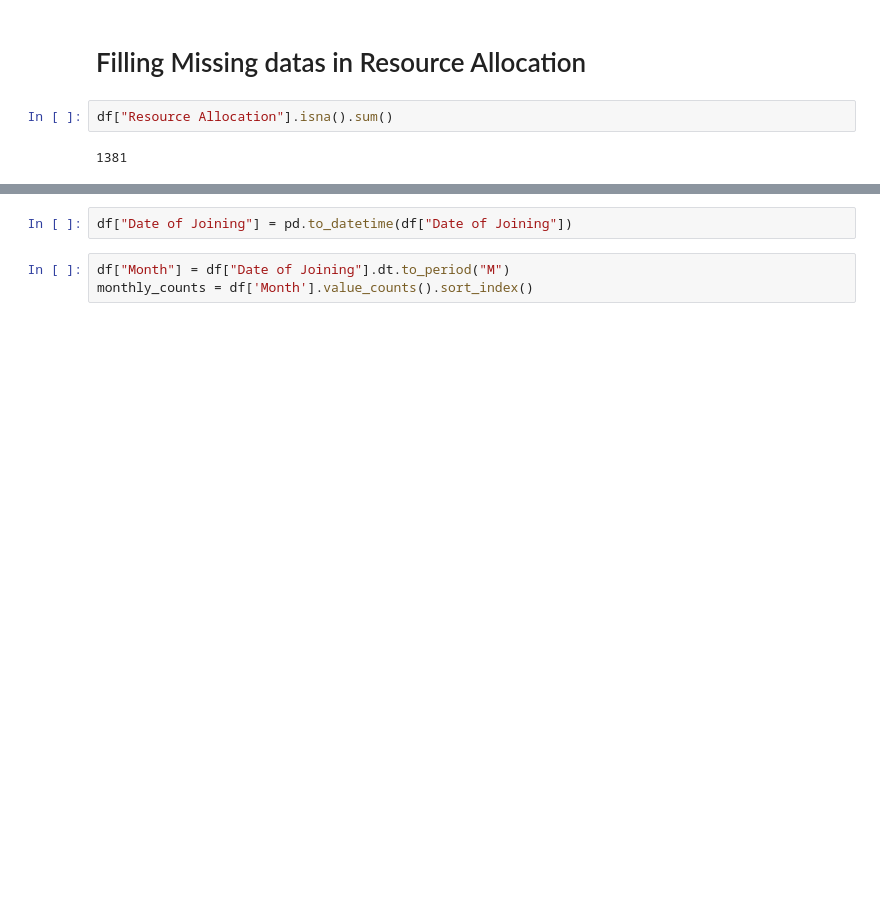
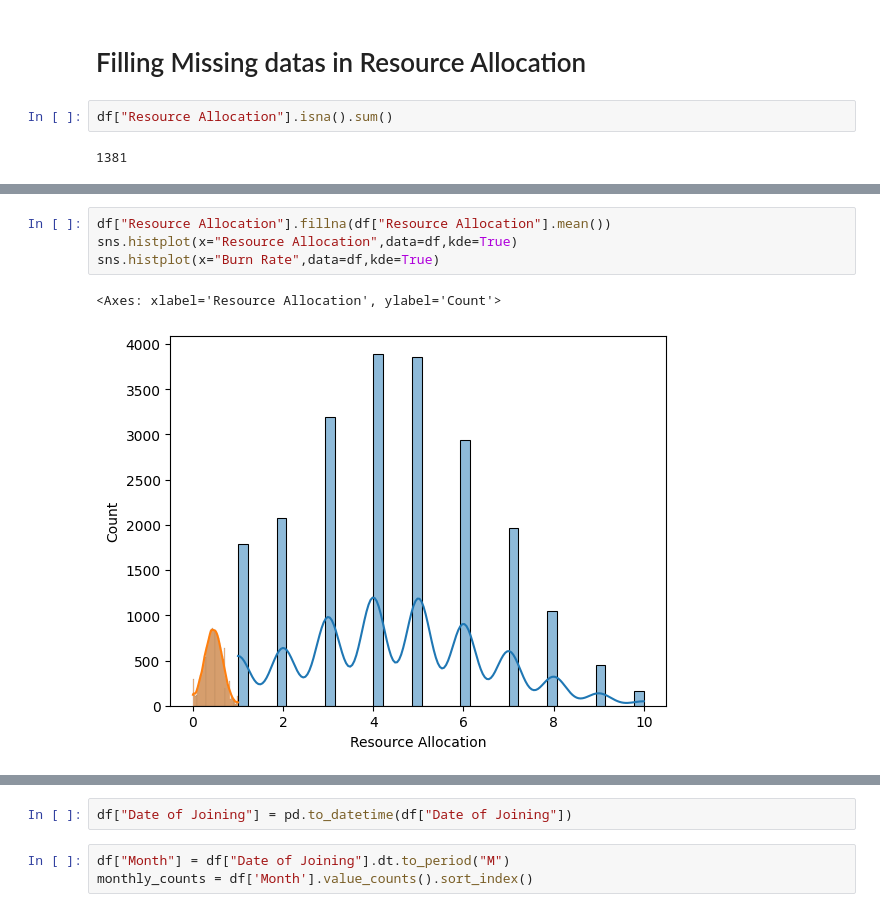
Before and after one commit to Nigoraa1/My_First_Dashboard, a Jupyter notebook: temp.ipynb, the cells around one changed output, grey strips where cells are left out. Drawn from its saved outputs; the diff is of its cells as text; blank space fills up the shorter version.

```diff
--- a/temp.ipynb
+++ b/temp.ipynb
@@ -58,0 +64,7 @@ df["Resource Allocation"].isna().sum()
+# %%
+df["Resource Allocation"].fillna(df["Resource Allocation"].mean())
+sns.histplot(x="Resource Allocation",data=df,kde=True)
+sns.histplot(x="Burn Rate",data=df,kde=True)
+# %% [output]
+<Axes: xlabel='Resource Allocation', ylabel='Count'>
+[figure, added]
```
Also changed, not shown: parts of 12 cells of this notebook, 2 other files.
